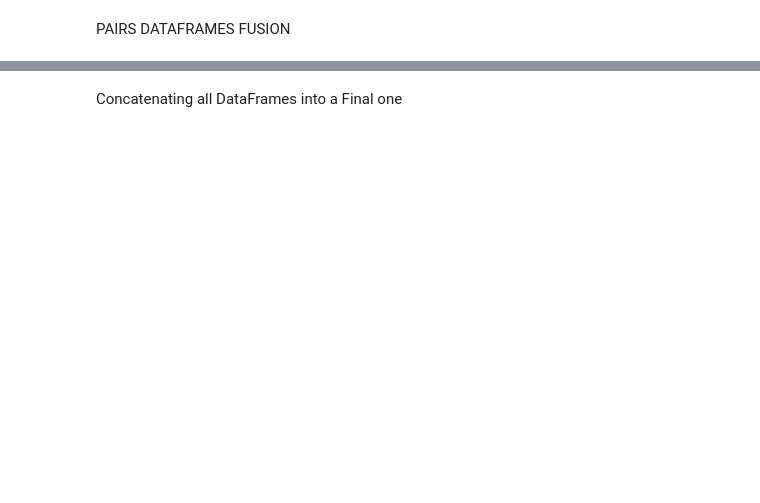
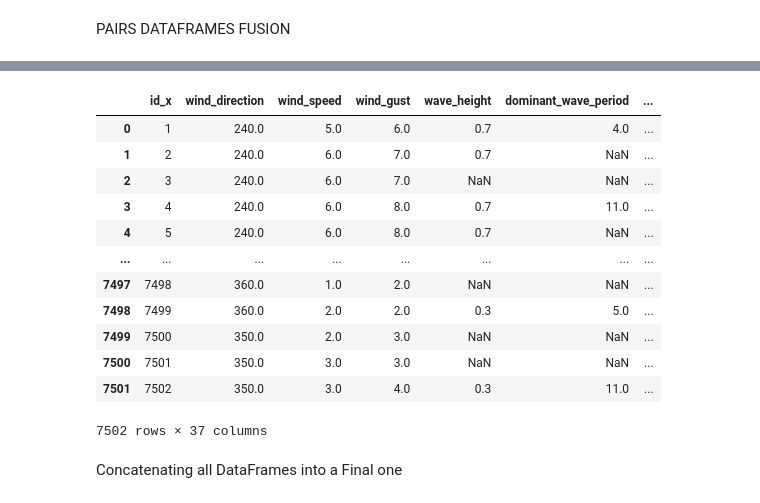
Before and after one commit to flosrv/Mes-Projets, a Jupyter notebook: Oceanography-Project-WIP/silver_step.ipynb, the cells around one changed output, grey strips where cells are left out. Drawn from its saved outputs; the diff is of its cells as text; code cells hidden in the pictures; blank space fills up the shorter version.

```diff
--- a/Oceanography-Project-WIP/silver_step.ipynb
+++ b/Oceanography-Project-WIP/silver_step.ipynb
@@ -314,4 +524,0 @@ Error processing Meteo Data for SBIO1: 'NoneType' object has no attribute 'copy'
-# %%
-buoys_datas["42058"]["Resampled Meteo DataFrame"].dropna(subset=["temperature_2m", "precipitation"], inplace=True)
-buoys_datas["42058"]["Resampled Meteo DataFrame"].dropna()
-buoys_datas["42058"]["Resampled Meteo DataFrame"].isnull().sum()
@@ -350,3 +587,19 @@ show_null_counts(buoys_datas["41008"]["Merged Dataframe"])
+# %%
+buoys_datas["41008"]["Merged DataFrame"]
+# %% [output]
+|  | id_x | wind_direction | wind_speed | wind_gust | wave_height | dominant_wave_period | ... |
+| 0 | 1 | 240.0 | 5.0 | 6.0 | 0.7 | 4.0 | ... |
+| 1 | 2 | 240.0 | 6.0 | 7.0 | 0.7 | NaN | ... |
+| 2 | 3 | 240.0 | 6.0 | 7.0 | NaN | NaN | ... |
+| 3 | 4 | 240.0 | 6.0 | 8.0 | 0.7 | 11.0 | ... |
+| 4 | 5 | 240.0 | 6.0 | 8.0 | 0.7 | NaN | ... |
+| ... | ... | ... | ... | ... | ... | ... | ... |
+| 7497 | 7498 | 360.0 | 1.0 | 2.0 | NaN | NaN | ... |
+| 7498 | 7499 | 360.0 | 2.0 | 2.0 | 0.3 | 5.0 | ... |
+| 7499 | 7500 | 350.0 | 2.0 | 3.0 | NaN | NaN | ... |
+| 7500 | 7501 | 350.0 | 3.0 | 3.0 | NaN | NaN | ... |
+| 7501 | 7502 | 350.0 | 3.0 | 4.0 | 0.3 | 11.0 | ... |
+7502 rows × 37 columns
 # %% [markdown]
 Concatenating all DataFrames into a Final one
 # %%
```
Also changed, not shown: parts of 46 cells of this notebook, 1 other file.
